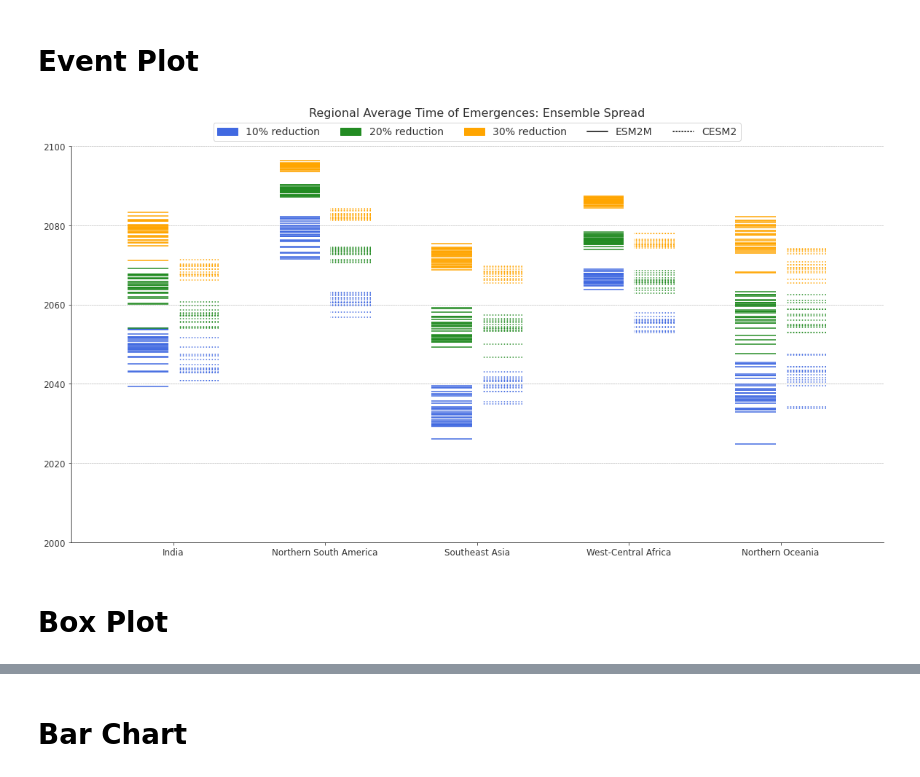
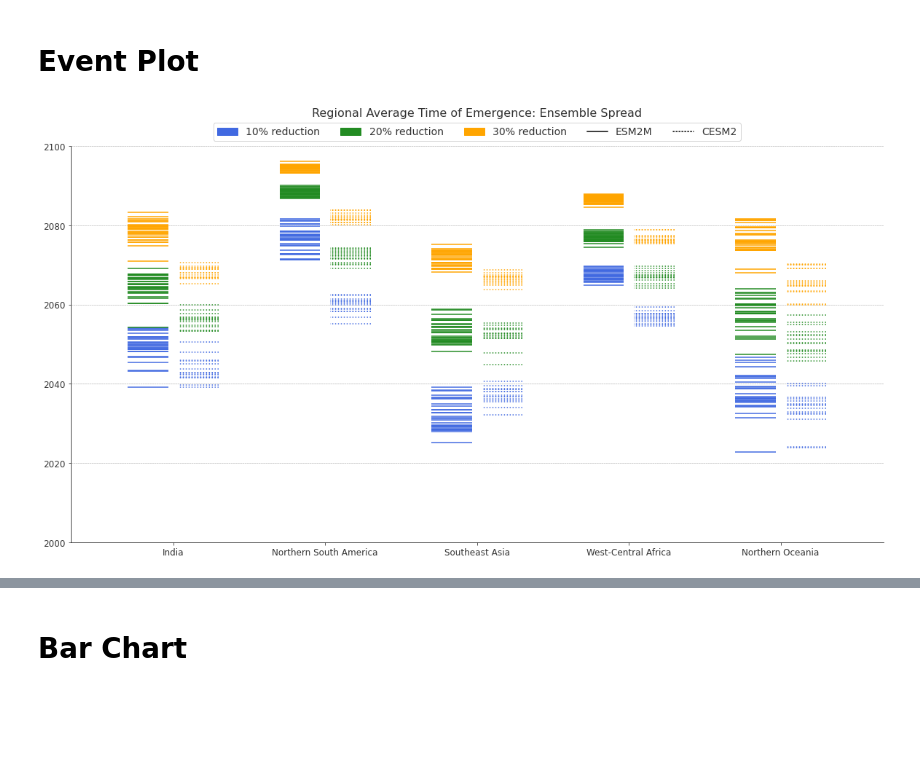
Before and after one commit to KYan19/pei, a Jupyter notebook: notebooks/8.2_Summer_ToE.ipynb, the cells around one changed output, grey strips where cells are left out. Saved outputs shown, nothing was run; the diff lists cells and outputs as text; code cells hidden in the pictures; blank space fills up the shorter version.

Commit message:
Adjusting population; new thresholds

```diff
--- a/notebooks/8.2_Summer_ToE.ipynb
+++ b/notebooks/8.2_Summer_ToE.ipynb
@@ -18,9 +18,8 @@ plt.style.use('/home/aos/kyan/.config/matplotlib/esm2m.mplstyle')
 ## Population/Land Area Data
 # %%
 # Population data
-ds_pop_esm2m = xr.open_dataset('../data/processed/GFDL/population_regrid_esm2m.nc')['population']
+ds_pop_esm2m = xr.open_dataset('../data/processed/GFDL/population_regrid_esm2m_2.nc')['population']
 ds_pop_esm2m = ds_pop_esm2m.where(np.isfinite(ds_pop_esm2m),0)
-ds_pop_esm2m = ds_pop_esm2m.rename({'latitude':'lat','longitude':'lon'})
 
 # Load area data
 land_area_esm2m = xr.open_dataset('../data/processed/GFDL/esm2m.land_area')['land_area']
@@ -70,9 +69,8 @@ with ProgressBar():
 ## Population/Land Data
 # %%
 # Population data
-ds_pop_cesm2 = xr.open_dataset('../data/processed/CESM2/population_regrid_cesm2.nc')['population']
+ds_pop_cesm2 = xr.open_dataset('../data/processed/CESM2/population_regrid_cesm2_2.nc')['population']
 ds_pop_cesm2 = ds_pop_cesm2.where(np.isfinite(ds_pop_cesm2),0)
-ds_pop_cesm2 = ds_pop_cesm2.rename({'latitude':'lat','longitude':'lon'})
 
 # Load area data
 land_area_cesm2 = xr.open_dataset('../data/processed/CESM2/cesm2.land_area')['__xarray_dataarray_variable__']
@@ -170,29 +168,27 @@ cesm2_70 = cesm2_70.to_array(dim='region')
 # %%
 fig,ax=plt.subplots(figsize=(20,10))
 ax.eventplot(esm2m_90,orientation='vertical',colors='royalblue',linelengths=0.8,lineoffsets=[1,4,7,10,13]);
 ax.eventplot(esm2m_80,orientation='vertical',colors='forestgreen',linelengths=0.8,lineoffsets=[1,4,7,10,13]);
 ax.eventplot(esm2m_70,orientation='vertical',colors='orange',linelengths=0.8,lineoffsets=[1,4,7,10,13]);
 
 ax.eventplot(cesm2_90,orientation='vertical',colors='royalblue',linelengths=0.8,linestyles='dotted',lineoffsets=[2,5,8,11,14]);
 ax.eventplot(cesm2_80,orientation='vertical',colors='forestgreen',linelengths=0.8,linestyles='dotted',lineoffsets=[2,5,8,11,14]);
 ax.eventplot(cesm2_70,orientation='vertical',colors='orange',linelengths=0.8,linestyles='dotted',lineoffsets=[2,5,8,11,14]);
 
 locs = np.arange(1.5,16.5,3)
 ax.set_xticks(locs)
 ax.set_xticklabels(regions);
 ax.set_ylim([2000,2100]);
-ax.set_title('Regional Average Time of Emergences: Ensemble Spread\n\n',fontsize=16);
+ax.set_title('Regional Average Time of Emergence: Ensemble Spread\n\n',fontsize=16);
 
 # Set legend
 blue_patch = mpatches.Patch(color='royalblue', label='10% reduction')
 green_patch = mpatches.Patch(color='forestgreen', label='20% reduction')
 orange_patch = mpatches.Patch(color='orange', label='30% reduction')
 
 solid_line = mlines.Line2D([], [], color='black', linestyle='solid', label='ESM2M')
 dot_line = mlines.Line2D([], [], color='black', linestyle='dotted', label='CESM2')
 
 ax.legend(handles=[blue_patch,green_patch,orange_patch,solid_line,dot_line],ncol=5,fancybox=True,loc='lower center',bbox_to_anchor=(0.5,1));
 # %% [output]
-[figure, old version]
+[figure, new version]
-# %% [markdown]
-# Box Plot
```
Also changed, not shown: parts of 5 cells of this notebook, 6 other files.
